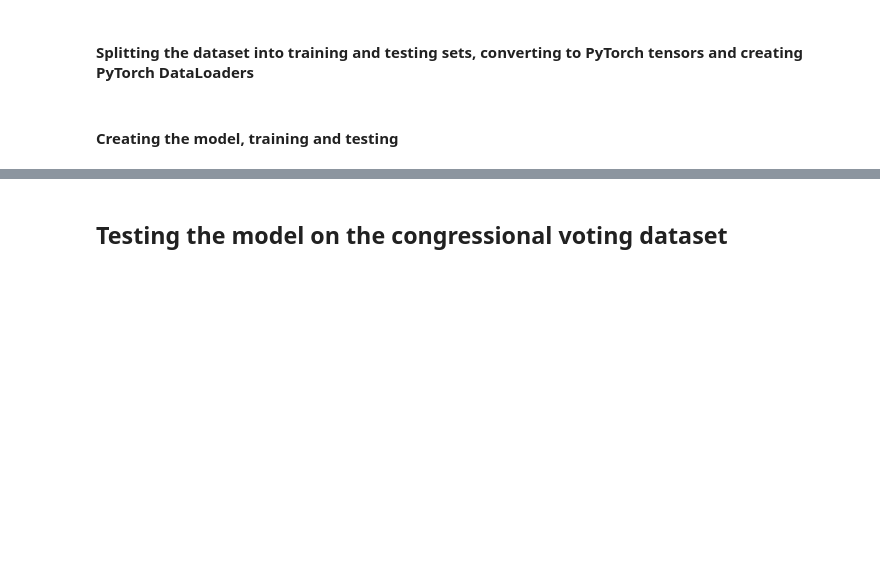
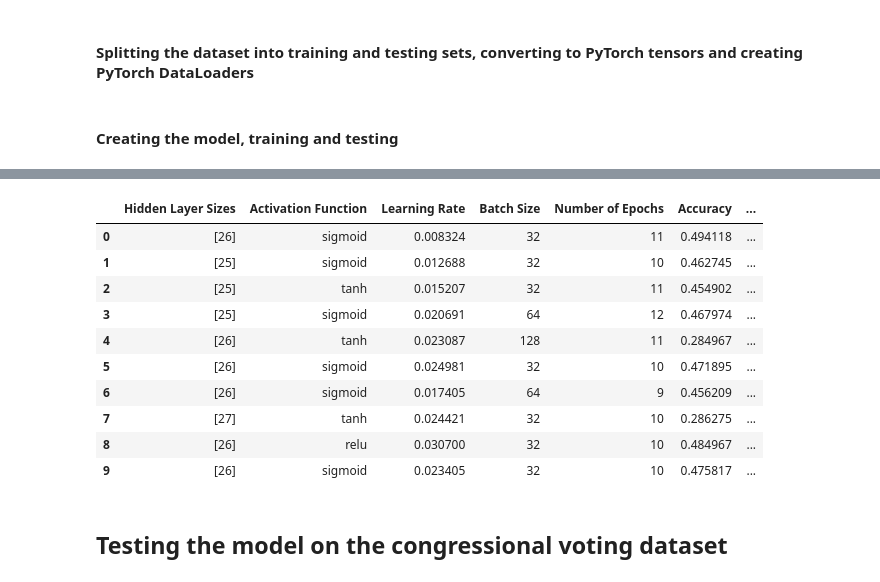
Before and after one commit to izsom/MachineLearning23ws, a Jupyter notebook: Exercise2/nn_implementation.ipynb, the cells around one changed output, grey strips where cells are left out. Cells and saved outputs as stored; diff of their text form; code cells hidden in the pictures; blank space fills up the shorter version.

```diff
--- a/Exercise2/nn_implementation.ipynb
+++ b/Exercise2/nn_implementation.ipynb
@@ -183,0 +459,25 @@ Accuracy on test set: 0.46535947918891907
+# %%
+num_iterations = 10
+param_ranges = {
+    'min_hidden': 5,
+    'max_hidden': 50,
+    'min_layers': 1,
+    'max_layers': 3,
+    'activation_functions': [F.relu, F.tanh, F.sigmoid],
+    'min_lr': 0.001,
+    'max_lr': 0.1,
+    'batch_sizes': [32, 64, 128],
+    'num_epochs': [5, 10, 15]
+}
+
+initial_configuration = {
+    'Hidden Layer Sizes': [25],
+    'Activation Function': F.relu,
+    'Learning Rate': 0.01,
+    'Batch Size': 64,
+    'Number of Epochs': 10
+}
+
+best_config, best_accuracy, local_results_table_wine = local_search(num_iterations, initial_configuration, param_ranges, train_loader, test_loader)
+print("Best Configuration:", best_config)
+print("Best Accuracy:", best_accuracy)
@@ -184,3 +502,17 @@ Accuracy on test set: 0.46535947918891907
+# %%
+local_results_table_wine
+# %% [output]
+|  | Hidden Layer Sizes | Activation Function | Learning Rate | Batch Size | Number of Epochs | Accuracy | ... |
+| 0 | [26] | sigmoid | 0.008324 | 32 | 11 | 0.494118 | ... |
+| 1 | [25] | sigmoid | 0.012688 | 32 | 10 | 0.462745 | ... |
+| 2 | [25] | tanh | 0.015207 | 32 | 11 | 0.454902 | ... |
+| 3 | [25] | sigmoid | 0.020691 | 64 | 12 | 0.467974 | ... |
+| 4 | [26] | tanh | 0.023087 | 128 | 11 | 0.284967 | ... |
+| 5 | [26] | sigmoid | 0.024981 | 32 | 10 | 0.471895 | ... |
+| 6 | [26] | sigmoid | 0.017405 | 64 | 9 | 0.456209 | ... |
+| 7 | [27] | tanh | 0.024421 | 32 | 10 | 0.286275 | ... |
+| 8 | [26] | relu | 0.030700 | 32 | 10 | 0.484967 | ... |
+| 9 | [26] | sigmoid | 0.023405 | 32 | 10 | 0.475817 | ... |
 # %% [markdown]
 ## Testing the model on the congressional voting dataset
 # %% [markdown]
```
Also changed, not shown: parts of 33 cells of this notebook.
